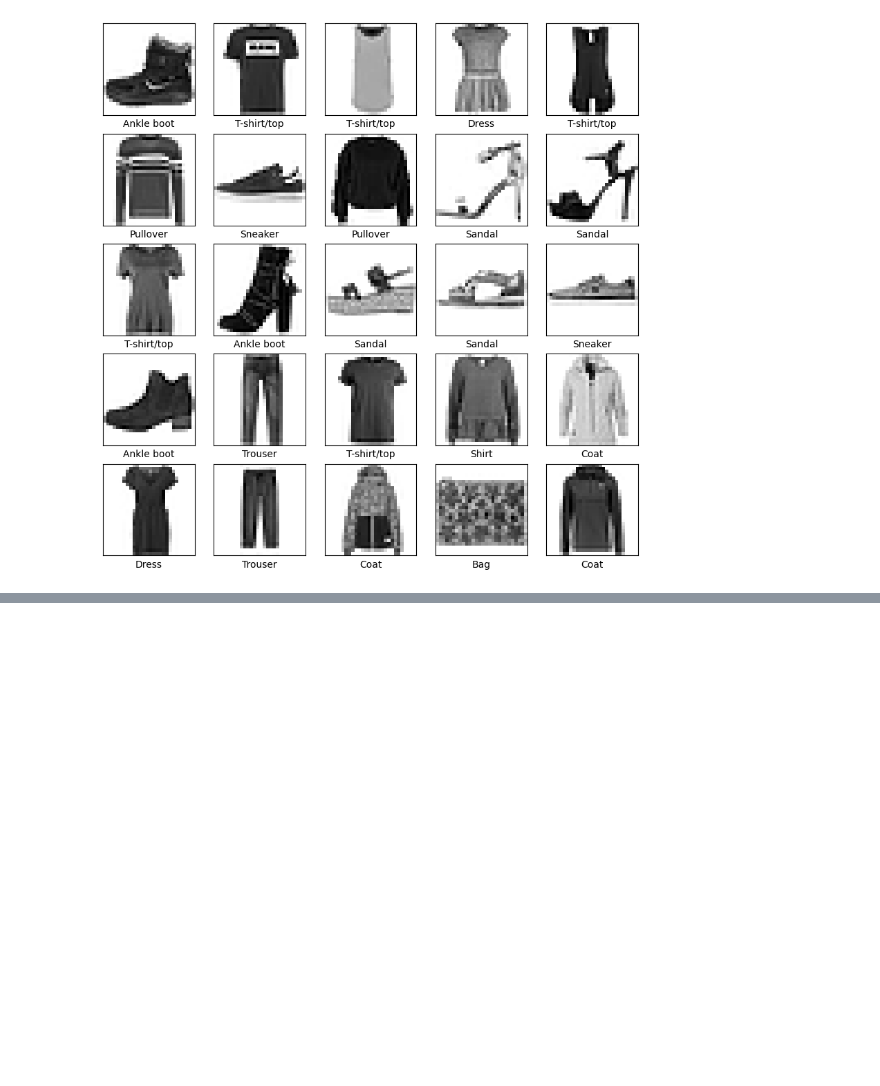
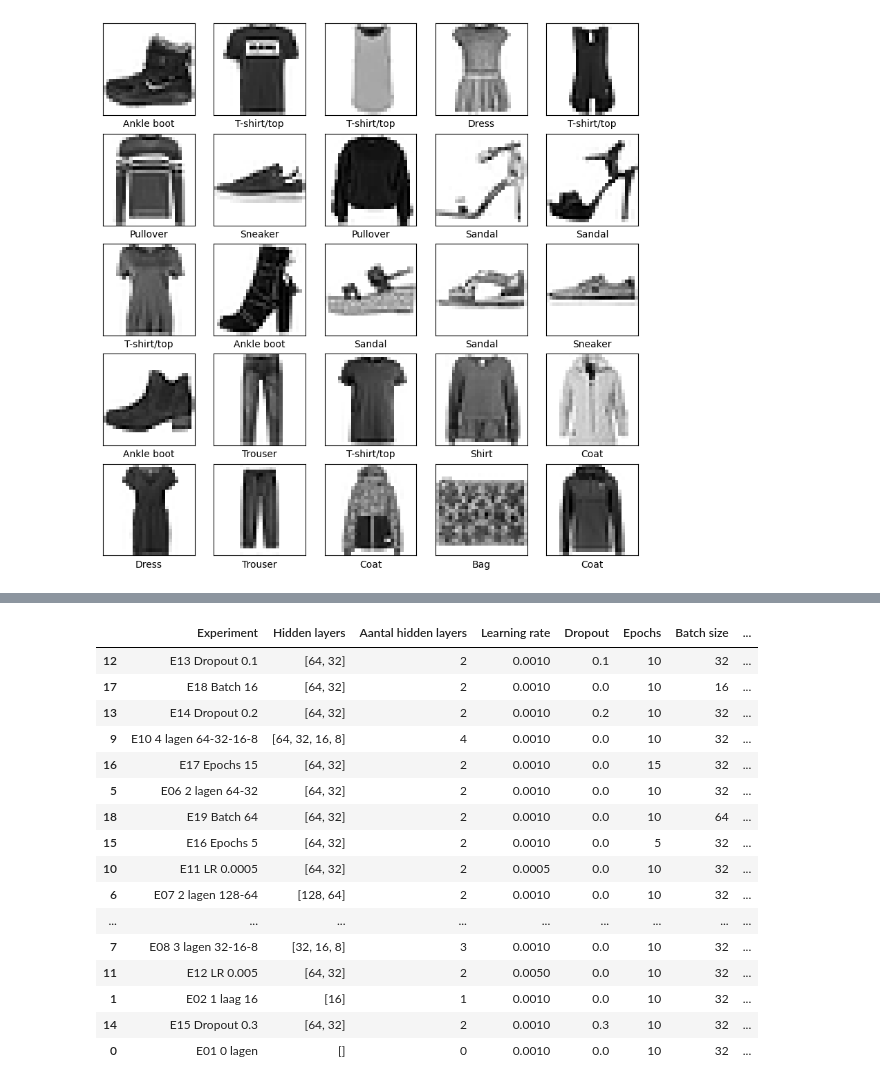
Before and after one commit to BayramGurel/DEAI, a Jupyter notebook: Week 10/neural network part 2.ipynb, the cells around one changed output, grey strips where cells are left out. Cells and saved outputs as stored; diff of their text form; code cells hidden in the pictures; blank space fills up the shorter version.

```diff
--- a/Week 10/neural network part 2.ipynb
+++ b/Week 10/neural network part 2.ipynb
@@ -23 +23,21 @@ class_names = [
+# %%
+# Laad Fashion-MNIST dataset: 60.000 trainingsitems en 10.000 testitems
+(train_images_full, train_labels_full), (test_images, test_labels) = fashion_mnist.load_data()
+
+# Numerieke labels omzetten naar leesbare klassennamen
+class_names = [
+    "T-shirt/top", "Trouser", "Pullover", "Dress", "Coat",
+    "Sandal", "Shirt", "Sneaker", "Bag", "Ankle boot"
+]
+
+# Zet een vast aantal trainingsitems apart voor validatie
+validation_size = 10_000
+
+# Gebruik de eerste 50.000 items om het model te trainen
+train_images = train_images_full[:-validation_size]
+train_labels = train_labels_full[:-validation_size]
+
+# Gebruik de laatste 10.000 items om het model tijdens training te valideren
+validation_images = train_images_full[-validation_size:]
+validation_labels = train_labels_full[-validation_size:]
 # %%
@@ -221,0 +340,24 @@ Echte klasse: Ankle boot
+# %%
+# Resultaten in een tabel zetten en sorteren op hoogste test accuracy
+results_table = pd.DataFrame(experiment_results)
+results_table = results_table.sort_values(by="Test accuracy", ascending=False)
+
+results_table
+# %% [output]
+|  | Experiment | Hidden layers | Aantal hidden layers | Learning rate | Dropout | Epochs | Batch size | ... |
+| 12 | E13 Dropout 0.1 | [64, 32] | 2 | 0.0010 | 0.1 | 10 | 32 | ... |
+| 17 | E18 Batch 16 | [64, 32] | 2 | 0.0010 | 0.0 | 10 | 16 | ... |
+| 13 | E14 Dropout 0.2 | [64, 32] | 2 | 0.0010 | 0.2 | 10 | 32 | ... |
+| 9 | E10 4 lagen 64-32-16-8 | [64, 32, 16, 8] | 4 | 0.0010 | 0.0 | 10 | 32 | ... |
+| 16 | E17 Epochs 15 | [64, 32] | 2 | 0.0010 | 0.0 | 15 | 32 | ... |
+| 5 | E06 2 lagen 64-32 | [64, 32] | 2 | 0.0010 | 0.0 | 10 | 32 | ... |
+| 18 | E19 Batch 64 | [64, 32] | 2 | 0.0010 | 0.0 | 10 | 64 | ... |
+| 15 | E16 Epochs 5 | [64, 32] | 2 | 0.0010 | 0.0 | 5 | 32 | ... |
+| 10 | E11 LR 0.0005 | [64, 32] | 2 | 0.0005 | 0.0 | 10 | 32 | ... |
+| 6 | E07 2 lagen 128-64 | [128, 64] | 2 | 0.0010 | 0.0 | 10 | 32 | ... |
+| ... | ... | ... | ... | ... | ... | ... | ... | ... |
+| 7 | E08 3 lagen 32-16-8 | [32, 16, 8] | 3 | 0.0010 | 0.0 | 10 | 32 | ... |
+| 11 | E12 LR 0.005 | [64, 32] | 2 | 0.0050 | 0.0 | 10 | 32 | ... |
+| 1 | E02 1 laag 16 | [16] | 1 | 0.0010 | 0.0 | 10 | 32 | ... |
+| 14 | E15 Dropout 0.3 | [64, 32] | 2 | 0.0010 | 0.3 | 10 | 32 | ... |
+| 0 | E01 0 lagen | [] | 0 | 0.0010 | 0.0 | 10 | 32 | ... |
```
Also changed, not shown: parts of 24 cells of this notebook, 12 other files.
